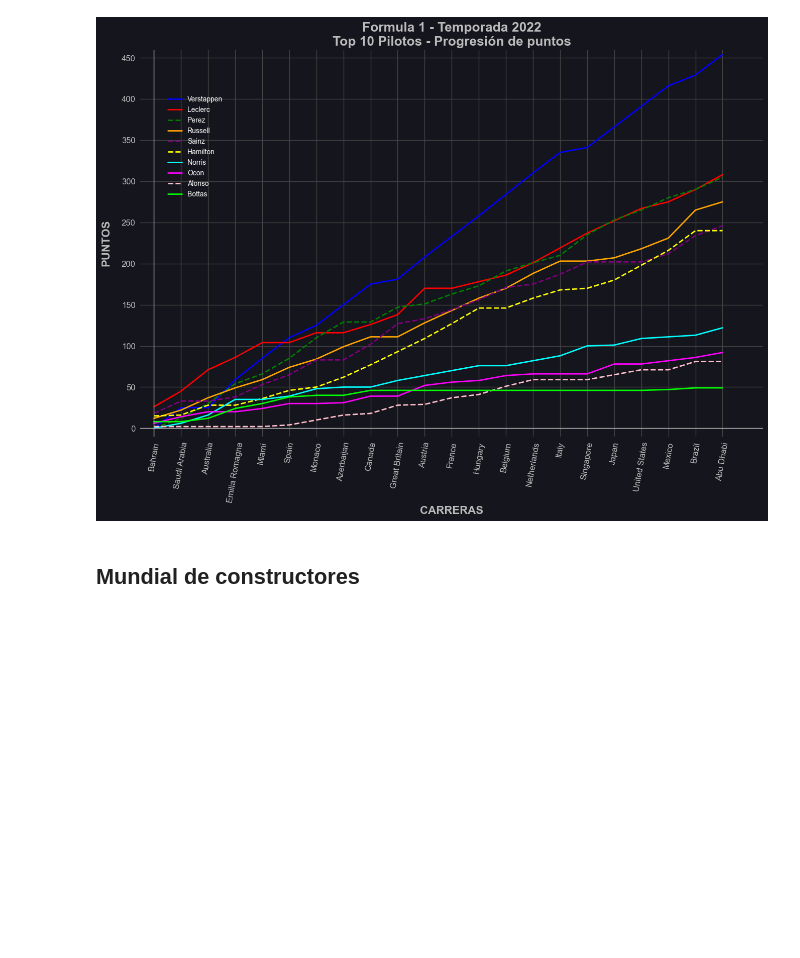
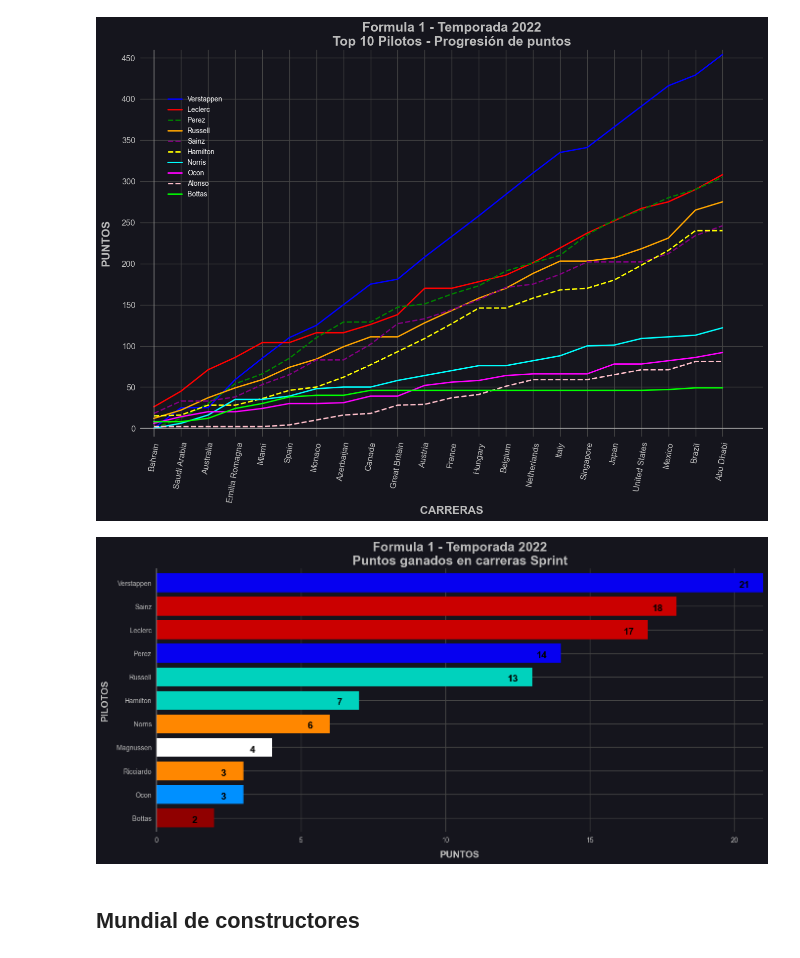
Before and after one commit to Crespoo04/Formula1_2022_EDA, a Jupyter notebook: F1.ipynb, the cells around one changed output. Cells and saved outputs as stored; diff of their text form; code cells hidden in the pictures; blank space fills up the shorter version.

```diff
--- a/F1.ipynb
+++ b/F1.ipynb
@@ -435,6 +427,24 @@ plt.legend(loc=(0.04, 0.61), fontsize=10)
 plt.show()
 # %% [output]
 [figure]
+# %%
+sprintRacePointsNonZero = sprintRacePoints[sprintRacePoints > 0]
+plt.figure(figsize=(16,7))
+plt.axis([0,21,10.6,-0.6])
+c = assign_color('drivers', sprintRacePointsNonZero.index)
+plt.barh([driver.split()[1] for driver in sprintRacePointsNonZero.index.values], sprintRacePointsNonZero, color=c)
+for i in range(len(sprintRacePointsNonZero)):
+    plt.text(sprintRacePointsNonZero[i]-0.85, i+0.2, "{:2}".format(sprintRacePointsNonZero[i]),
+             color='k', fontsize=14, fontweight='bold')
+plt.title('Formula 1 - Temporada 2022\nPuntos ganados en carreras Sprint', fontsize=19, fontweight='bold', color='#bbbbbb')
+plt.xlabel('PUNTOS', fontsize=14, fontweight='bold', color='#bbbbbb', labelpad=10)
+plt.ylabel('PILOTOS', fontsize=14, fontweight='bold', color='#bbbbbb', labelpad=10)
+plt.xticks(range(0,22,5), range(0,22,5), color='#bbbbbb')
+plt.yticks(color='#bbbbbb')
+plt.axvline(0, color='#bbbbbb')
+plt.show()
+# %% [output]
+[figure, added]
 # %% [markdown]
 ## Mundial de constructores
 # %%
```
Also changed, not shown: parts of 2 cells of this notebook.
